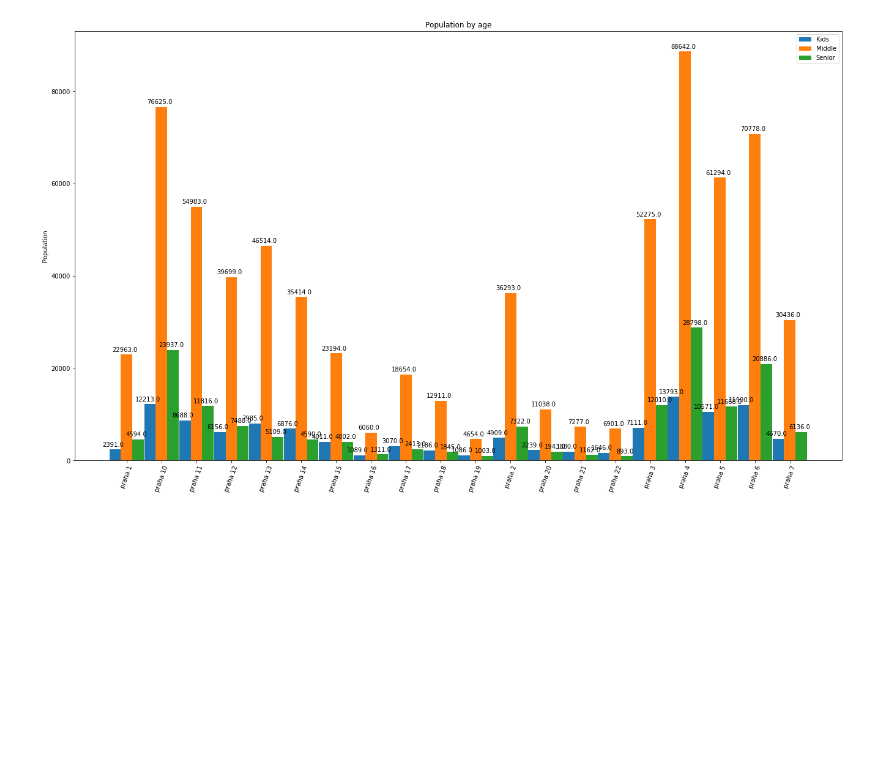
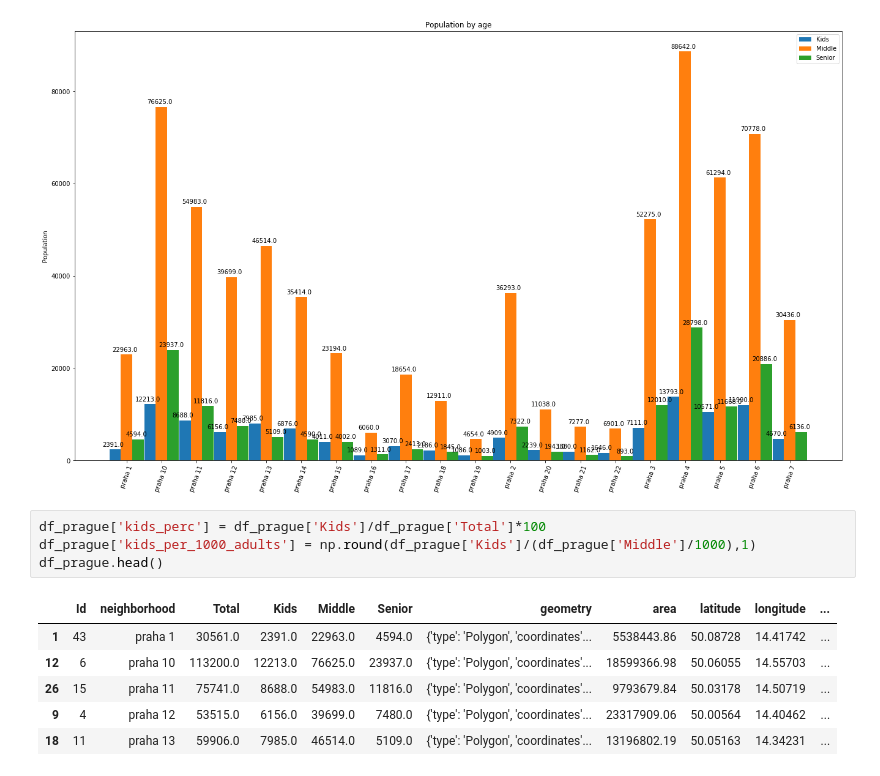
Before and after one commit to tonnyeremin/Urban-Data-Science, a Jupyter notebook: Praha Claaaifier.ipynb, the cells around one changed output. Drawn from its saved outputs; the diff is of its cells as text; blank space fills up the shorter version.

```diff
--- a/Praha Claaaifier.ipynb
+++ b/Praha Claaaifier.ipynb
@@ -296,3 +280,14 @@ plt.xticks(rotation=70)
 plt.show()
 # %% [output]
 [figure]
+# %%
+df_prague['kids_perc'] = df_prague['Kids']/df_prague['Total']*100
+df_prague['kids_per_1000_adults'] = np.round(df_prague['Kids']/(df_prague['Middle']/1000),1)
+df_prague.head()
+# %% [output]
+|  | Id | neighborhood | Total | Kids | Middle | Senior | geometry | area | latitude | longitude | ... |
+| 1 | 43 | praha 1 | 30561.0 | 2391.0 | 22963.0 | 4594.0 | {'type': 'Polygon', 'coordinates'... | 5538443.86 | 50.08728 | 14.41742 | ... |
+| 12 | 6 | praha 10 | 113200.0 | 12213.0 | 76625.0 | 23937.0 | {'type': 'Polygon', 'coordinates'... | 18599366.98 | 50.06055 | 14.55703 | ... |
+| 26 | 15 | praha 11 | 75741.0 | 8688.0 | 54983.0 | 11816.0 | {'type': 'Polygon', 'coordinates'... | 9793679.84 | 50.03178 | 14.50719 | ... |
+| 9 | 4 | praha 12 | 53515.0 | 6156.0 | 39699.0 | 7480.0 | {'type': 'Polygon', 'coordinates'... | 23317909.06 | 50.00564 | 14.40462 | ... |
+| 18 | 11 | praha 13 | 59906.0 | 7985.0 | 46514.0 | 5109.0 | {'type': 'Polygon', 'coordinates'... | 13196802.19 | 50.05163 | 14.34231 | ... |
```
Also changed, not shown: parts of 16 cells of this notebook.
